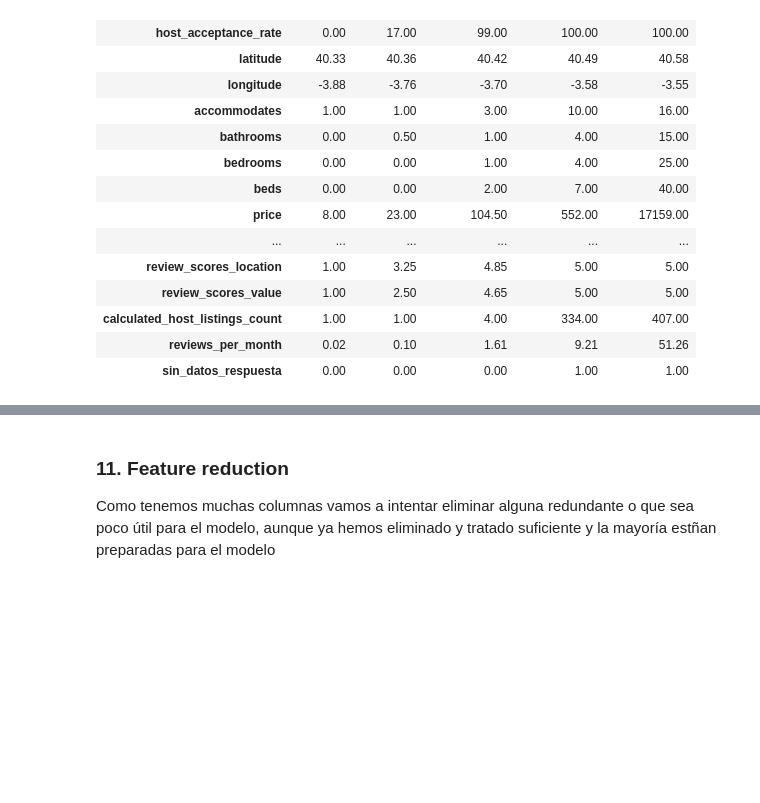
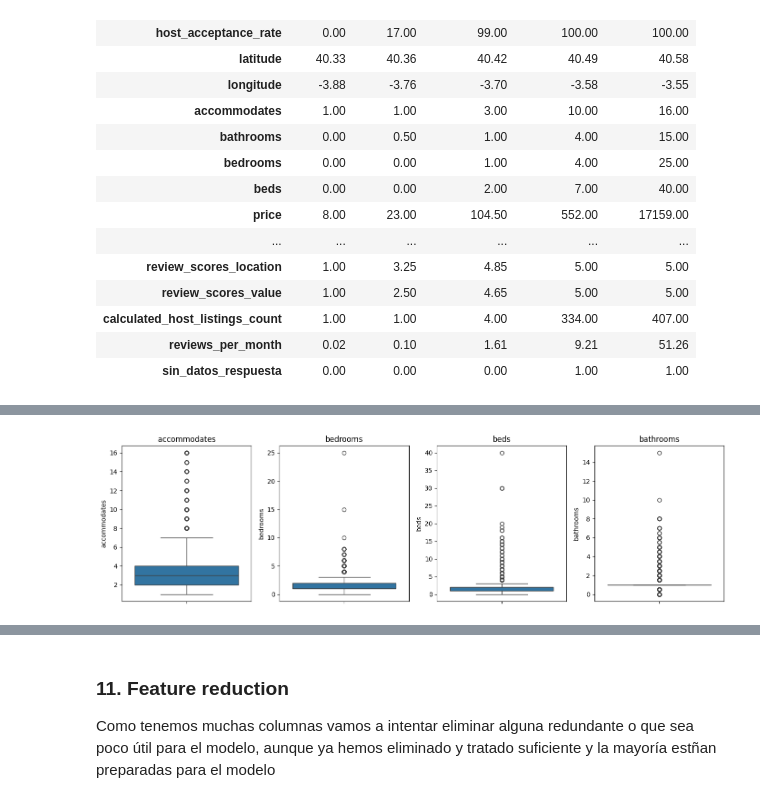
Before and after one commit to HimuraFresh/madrid-rental-revenue-prediction, a Jupyter notebook: notebooks/main.ipynb, the cells around one changed output, grey strips where cells are left out. Cells and saved outputs as stored; diff of their text form; code cells hidden in the pictures; blank space fills up the shorter version.

```diff
--- a/notebooks/main.ipynb
+++ b/notebooks/main.ipynb
@@ -1458,0 +1506,3 @@ X_train[num_cols].describe(percentiles=[0.01, 0.99]).T[["min", "1%", "50%", "99%
+# %%
+X_train["precio_por_persona"] = X_train["price"] / X_train["accommodates"]
+X_train["precio_por_persona"].describe(percentiles=[0.95, 0.99])
@@ -1458,0 +1601,12 @@ X_train[num_cols].describe(percentiles=[0.01, 0.99]).T[["min", "1%", "50%", "99%
+# %%
+# Por encima de 500 €/persona no hay oferta real en Madrid (o muy poca): son precios configurados para no alquilar, que inflan el target al multiplicarse por la ocupación
+
+mask_precio = X_train["precio_por_persona"] <= 500
+
+print("Filas eliminadas:", (~mask_precio).sum())
+
+X_train = X_train[mask_precio]
+y_train = y_train[mask_precio]
+y_train_log = y_train_log[mask_precio]
+
+X_train.shape
@@ -1458,0 +1616,6 @@ X_train[num_cols].describe(percentiles=[0.01, 0.99]).T[["min", "1%", "50%", "99%
+# %%
+# Columna de apoyo para el análisis: se recrea en feature engineering para train y test
+
+X_train = X_train.drop(columns="precio_por_persona")
+
+X_train.shape
@@ -1458,0 +1644,16 @@ X_train[num_cols].describe(percentiles=[0.01, 0.99]).T[["min", "1%", "50%", "99%
+# %%
+# Las cuatro variables de capacidad, para ver dónde están los extremos
+
+cap_cols = ["accommodates", "bedrooms", "beds", "bathrooms"]
+
+plt.figure(figsize=(14, 4))
+
+for i, col in enumerate(cap_cols):
+    plt.subplot(1, 4, i + 1)
+    sns.boxplot(y=X_train[col])
+    plt.title(col)
+
+plt.tight_layout()
+plt.show()
+# %% [output]
+[figure, added]
```
Also changed, not shown: parts of 59 cells of this notebook.
